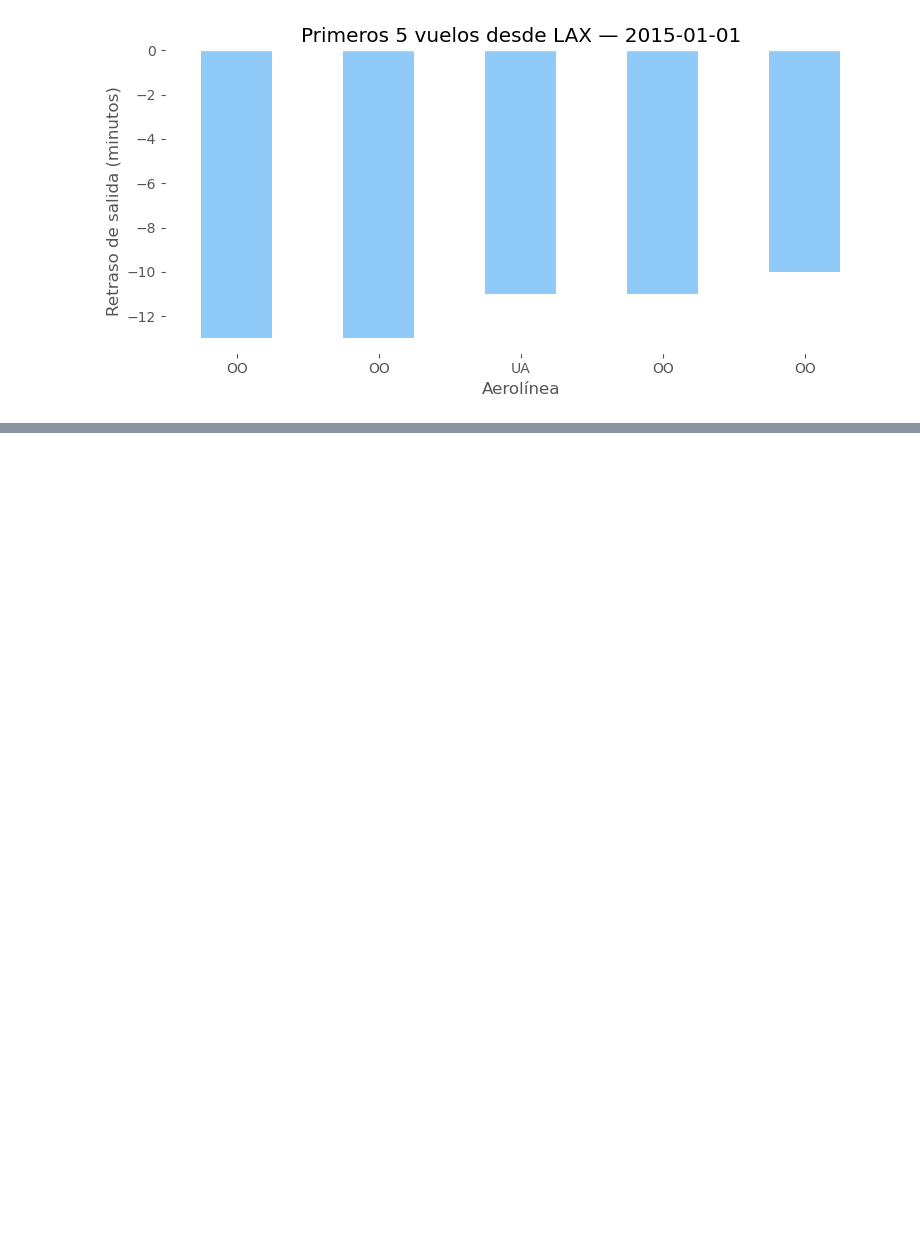
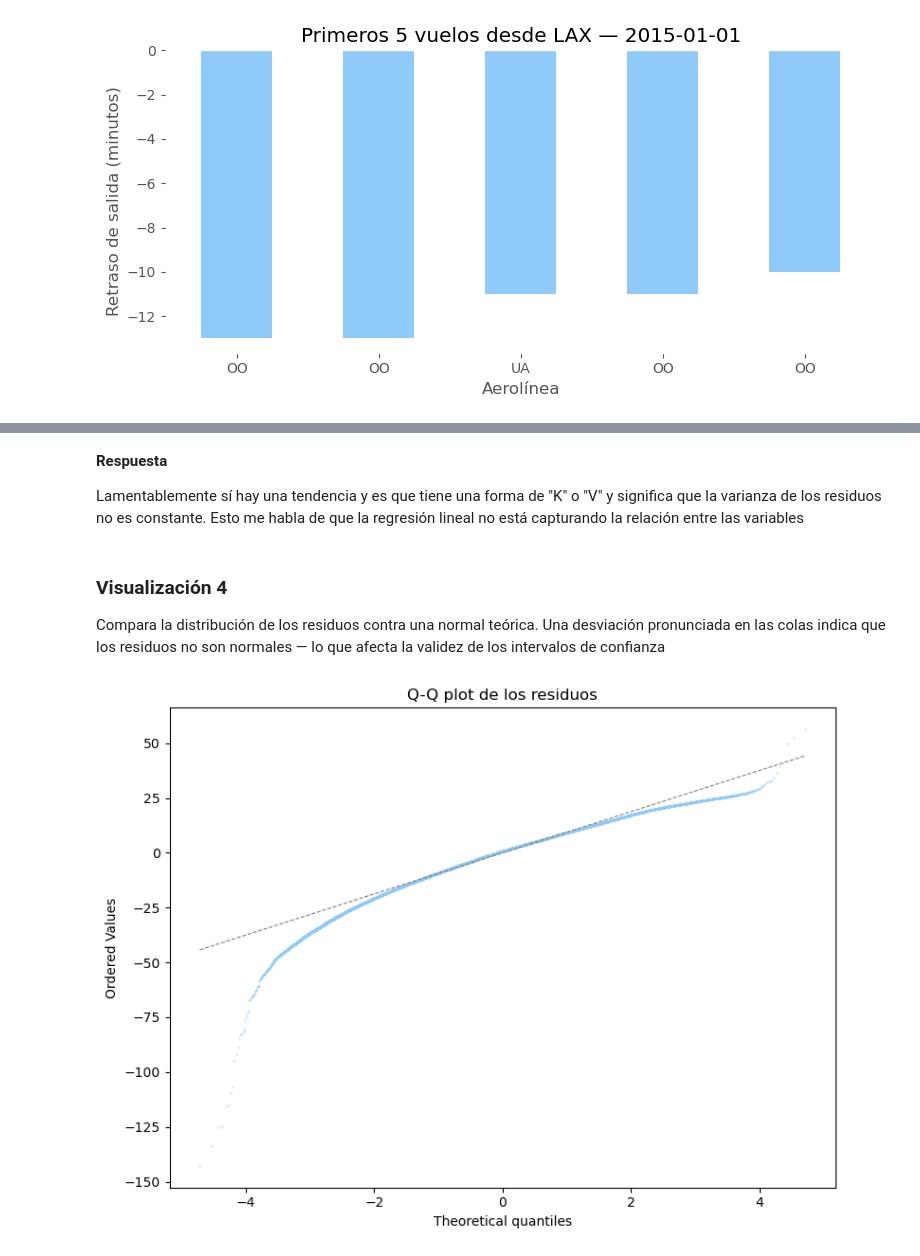
Before and after one commit to anapparedesr/flights-data-engineering-a, a Jupyter notebook: flights_analytics.ipynb, the cells around one changed output, grey strips where cells are left out. Saved outputs shown, nothing was run; the diff lists cells and outputs as text; code cells hidden in the pictures; blank space fills up the shorter version.

```diff
--- a/flights_analytics.ipynb
+++ b/flights_analytics.ipynb
@@ -461,0 +608,22 @@ plt.show()
+# %% [markdown]
+**Respuesta**
+
+Lamentablemente sí hay una tendencia y es que tiene una forma de "K" o "V" y significa que la varianza de los residuos no es constante. Esto me habla de que la regresión lineal no está capturando la relación entre las variables
+# %% [markdown]
+### Visualización 4
+
+Compara la distribución de los residuos contra una normal teórica. Una desviación pronunciada en las colas indica que los residuos no son normales — lo que afecta la validez de los intervalos de confianza
+# %%
+import scipy.stats as stats
+import matplotlib.pyplot as plt
+
+fig, ax = plt.subplots(figsize=(8, 6), facecolor="white")
+ax.set_facecolor("white")
+stats.probplot(residuos, dist="norm", plot=ax)
+ax.get_lines()[0].set(color="#90caf9", markersize=1, alpha=0.3)
+ax.get_lines()[1].set(color="gray", linestyle="--", linewidth=0.8)
+ax.set_title("Q-Q plot de los residuos")
+plt.tight_layout()
+plt.show()
+# %% [output]
+[figure, added]
```
Also changed, not shown: parts of 36 cells of this notebook.
